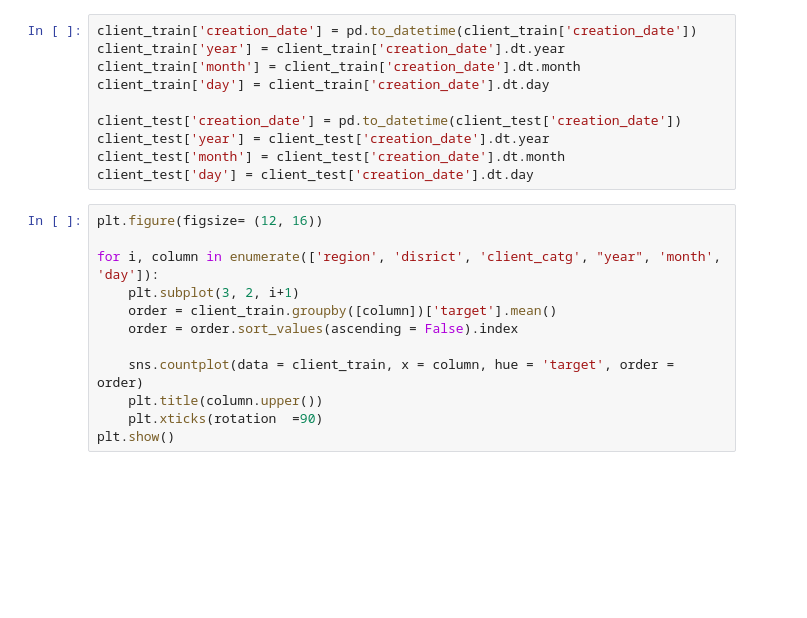
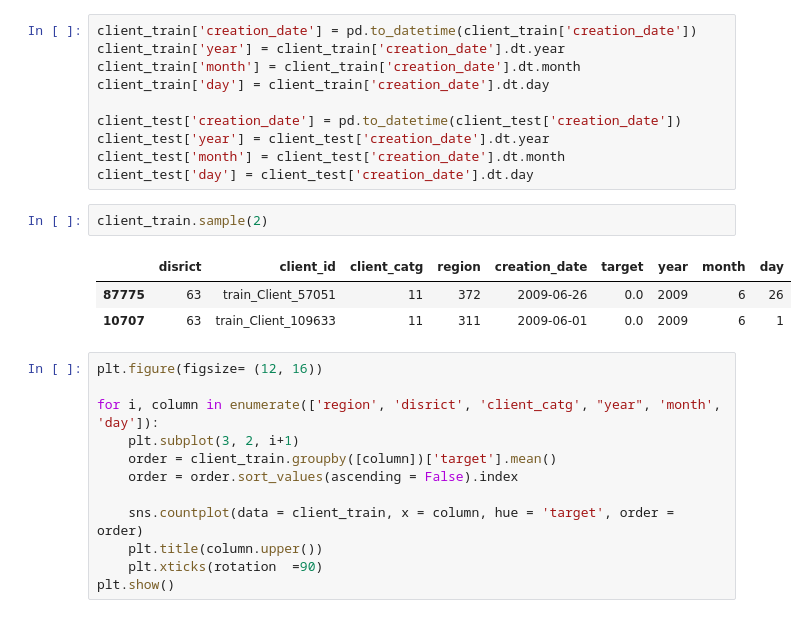
Before and after one commit to Mach-web/electricity_fraud_detection, a Jupyter notebook: Fraud_Detection_Starter.ipynb, the cells around one changed output. Cells and saved outputs as stored; diff of their text form; blank space fills up the shorter version.

```diff
--- a/Fraud_Detection_Starter.ipynb
+++ b/Fraud_Detection_Starter.ipynb
@@ -284,6 +284,12 @@ client_test['creation_date'] = pd.to_datetime(client_test['creation_date'])
 client_test['year'] = client_test['creation_date'].dt.year
 client_test['month'] = client_test['creation_date'].dt.month
 client_test['day'] = client_test['creation_date'].dt.day
+# %%
+client_train.sample(2)
+# %% [output]
+|  | disrict | client_id | client_catg | region | creation_date | target | year | month | day |
+| 87775 | 63 | train_Client_57051 | 11 | 372 | 2009-06-26 | 0.0 | 2009 | 6 | 26 |
+| 10707 | 63 | train_Client_109633 | 11 | 311 | 2009-06-01 | 0.0 | 2009 | 6 | 1 |
 # %%
 plt.figure(figsize= (12, 16))
 
```
Also changed, not shown: parts of 11 cells of this notebook.
